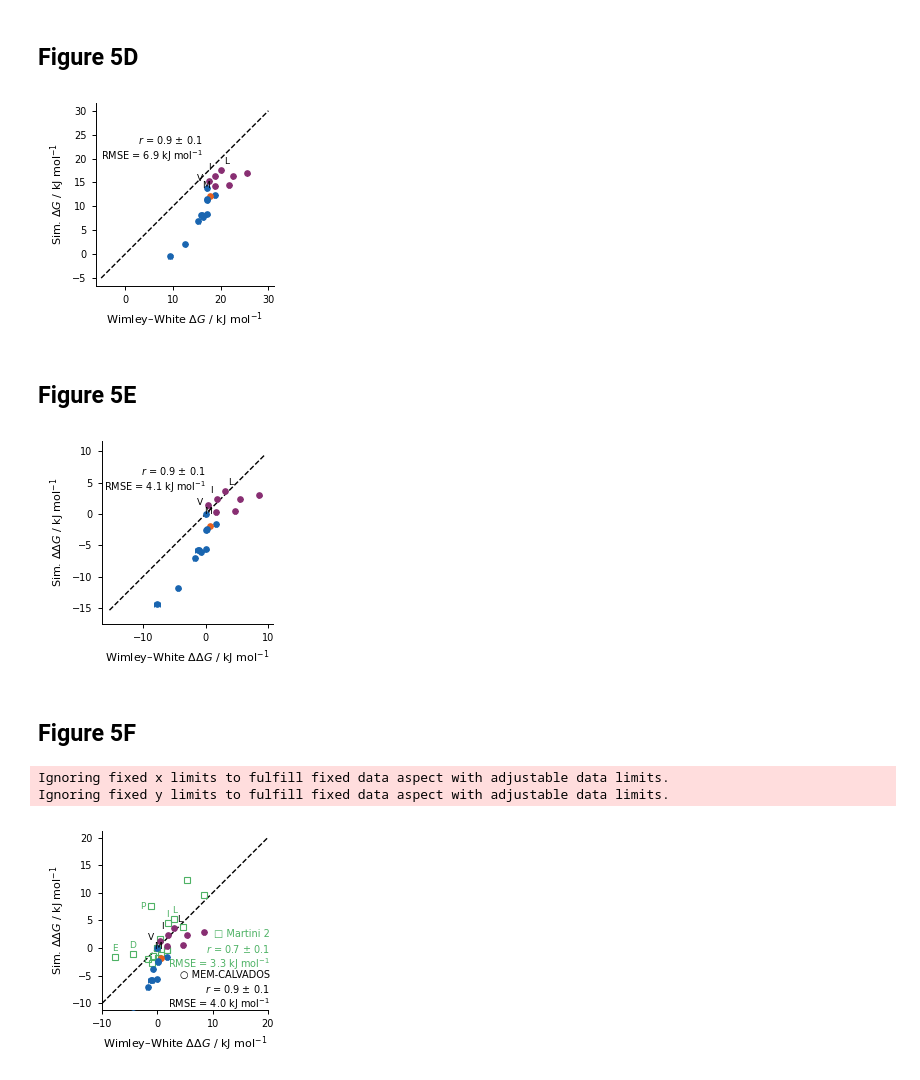
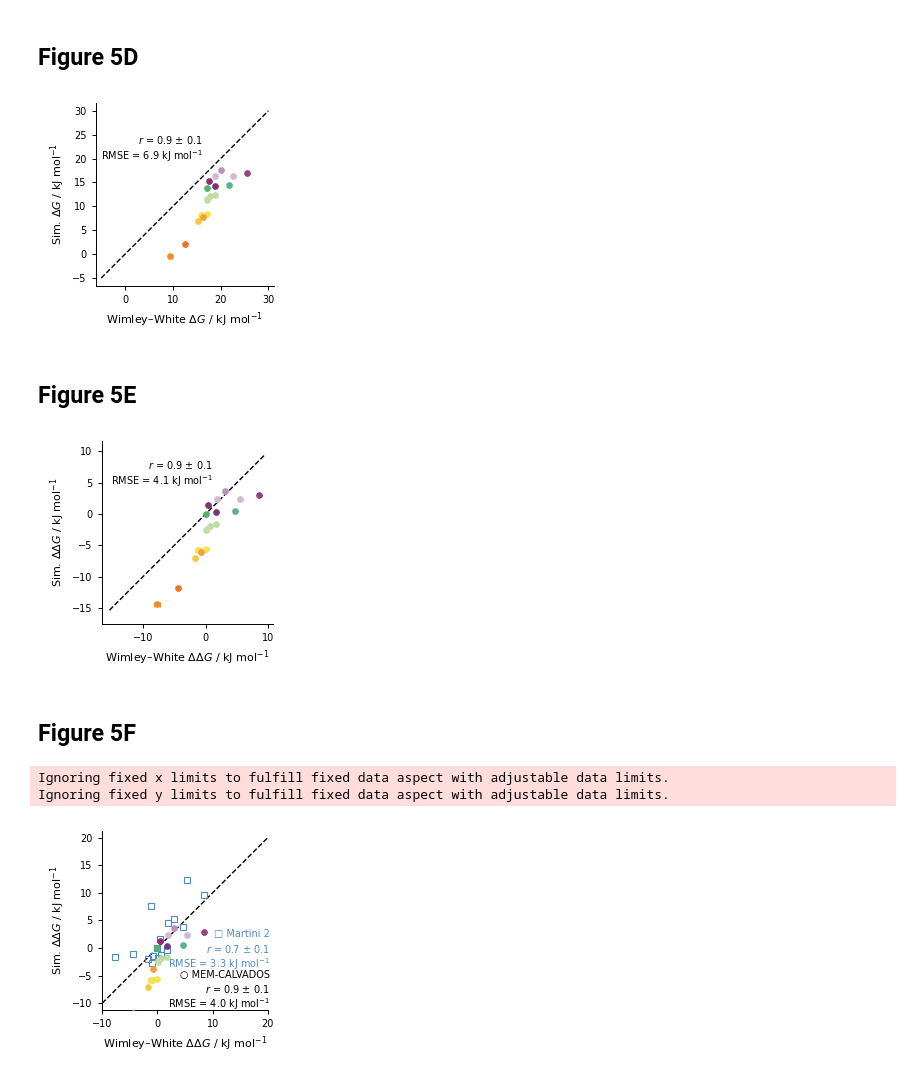
Before and after one commit to gitesei/_2026_MEM-CALVADOS, a Jupyter notebook: WLXLL.ipynb, the cells around one changed output. Saved outputs shown, nothing was run; the diff lists cells and outputs as text; code cells hidden in the pictures.

Commit message:
Update color code for v2 WLXLL

```diff
--- a/WLXLL.ipynb
+++ b/WLXLL.ipynb
@@ -687,8 +698,8 @@ aas = [a for a in aa_list if a in df_plot.index]
 x, y = df_plot.loc[aas, "ww_ddg"], df_plot.loc[aas, "sim_ddg"]
 xerr, yerr = df_plot.loc[aas, "ww_err"], df_plot.loc[aas, "sim_err"]
 
-label_aas = {"V", "I", "L", "M"}
-label_offsets = {"V": (-6, 2), "I": (-4, 6), "L": (4, 6), "M": (-6, 0)}
+label_aas = {"V", "I", "L", "M", "F", "W", "Y"}
+label_offsets = {"V": (-6, 2), "I": (-4, 6), "L": (4, 6), "M": (-6, 0), "F": (0, 6), "W": (0, 6), "Y": (-2.5, 6)}
 
 for aa in aas:
     c = aa_color(aa)
@@ -731,7 +742,7 @@ y = df_plot.loc[aas, "sim_dg"] - df_plot.loc[ref_aa, "sim_dg"]
 xerr = np.sqrt(df_plot.loc[aas, "ww_err"]**2 + df_plot.loc[ref_aa, "ww_err"]**2)
 yerr = df_plot.loc[aas, "sim_err"]
 
-label_aas = {"V", "I", "L", "M"}
+label_aas = {"P"}
 label_offsets = {"V": (-6, 2), "I": (-4, 6), "L": (4, 6), "M": (-6, 0)}
 
 for aa in aas:
@@ -748,7 +759,7 @@ martini_ddg = martini_ddg.reindex(aa_list).dropna()
 ox = df_plot.loc[martini_ddg.index, "ww_dg"] - df_plot.loc[ref_aa, "ww_dg"]
 oy = martini_ddg - martini_ddg.loc[ref_aa]
 o_color = rnb_colors["green1"]
-o_label_aas = {"L", "I", "P", "E", "D"}
+o_label_aas = {"P"}
 o_offsets = {"L": (0, 6), "I": (0, 6), "P": (-6, 0), "E": (0, 6), "D": (0, 6)}
 
 for aa in martini_ddg.index:
@@ -807,13 +818,13 @@ label_aas = {"V", "I", "L", "M"}
 label_offsets = {"V": (-6, 2), "I": (-4, 6), "L": (4, 6), "M": (-6, 0)}
 
 for aa in aas:
-    c = aa_color(aa)
+    c = aa_color_v2(aa)
     ax.errorbar(x.loc[aa], y.loc[aa], xerr=xerr.loc[aa], yerr=yerr.loc[aa],
                 fmt="o", ms=3.8, mec=c, mfc=c, ecolor=c, elinewidth=0.7, capsize=1.8, capthick=0.7, zorder=3)
-    if aa in label_aas:
-        dx, dy = label_offsets.get(aa, (0, 4))
-        ax.annotate(aa, (x.loc[aa], y.loc[aa]), xytext=(dx, dy), textcoords="offset points",
-                    ha="center", va="center", fontsize=6.5, zorder=4)
+    #if aa in label_aas:
+    #    dx, dy = label_offsets.get(aa, (0, 4))
+    #    ax.annotate(aa, (x.loc[aa], y.loc[aa]), xytext=(dx, dy), textcoords="offset points",
+    #                ha="center", va="center", fontsize=6.5, zorder=4)
 
 lin = np.linspace(-5, 30, 100)
 ax.plot(lin, lin, "k--", lw=1.0, zorder=1)
@@ -831,7 +842,7 @@ ax.spines["right"].set_visible(False)
 plt.tight_layout()
 plt.show()
 # %% [output]
-[figure, old version]
+[figure, new version]
 # %% [markdown]
 ## Figure 5E
 # %%
@@ -851,13 +862,13 @@ label_aas = {"V", "I", "L", "M"}
 label_offsets = {"V": (-6, 2), "I": (-4, 6), "L": (4, 6), "M": (-6, 0)}
 
 for aa in aas:
-    c = aa_color(aa)
+    c = aa_color_v2(aa)
     ax.errorbar(x.loc[aa], y.loc[aa], xerr=xerr.loc[aa], yerr=yerr.loc[aa],
                 fmt="o", ms=3.8, mec=c, mfc=c, ecolor=c, elinewidth=0.7, capsize=1.8, capthick=0.7, zorder=3)
-    if aa in label_aas:
-        dx, dy = label_offsets.get(aa, (0, 4))
-        ax.annotate(aa, (x.loc[aa], y.loc[aa]), xytext=(dx, dy), textcoords="offset points",
-                    ha="center", va="center", fontsize=6.5, zorder=4)
+    #if aa in label_aas:
+    #    dx, dy = label_offsets.get(aa, (0, 4))
+    #    ax.annotate(aa, (x.loc[aa], y.loc[aa]), xytext=(dx, dy), textcoords="offset points",
+    #                ha="center", va="center", fontsize=6.5, zorder=4)
 
 lin = np.linspace(min(x.min(), y.min()) - 1, max(x.max(), y.max()) + 1, 100)
 ax.plot(lin, lin, "k--", lw=1.0, zorder=1)
@@ -865,7 +876,7 @@ ax.set_aspect("equal", adjustable="datalim")
 
 pr, pr_err, rmse = compute_statistics(x.values, y.values)
 stats_str = f"$r$ = {pr:.1f} ± {pr_err:.1f}\nRMSE = {rmse:.1f} kJ mol$^{{-1}}$"
-ax.text(0.61, 0.87, stats_str, transform=ax.transAxes, ha="right", va="top", fontsize=7)
+ax.text(0.65, 0.9, stats_str, transform=ax.transAxes, ha="right", va="top", fontsize=7)
 
 ax.set_xlabel(r"Wimley–White $\Delta\Delta G$ / kJ mol$^{-1}$")
 ax.set_ylabel(r"Sim. $\Delta\Delta G$ / kJ mol$^{-1}$")
@@ -875,7 +886,7 @@ ax.spines["right"].set_visible(False)
 plt.tight_layout()
 plt.show()
 # %% [output]
-[figure, old version]
+[figure, new version]
 # %% [markdown]
 ## Figure 5F
 # %%
@@ -895,59 +906,59 @@ label_aas = {"V", "I", "L", "M"}
 label_offsets = {"V": (-6, 2), "I": (-4, 6), "L": (4, 6), "M": (-6, 0)}
 
 for aa in aas:
-    c = aa_color(aa)
+    c = aa_color_v2(aa)
     ax.errorbar(x.loc[aa], y.loc[aa], xerr=xerr.loc[aa], yerr=yerr.loc[aa],
                 fmt="o", ms=3.8, mec=c, mfc=c, ecolor=c, elinewidth=0.7, capsize=1.8, capthick=0.7, zorder=3)
-    if aa in label_aas:
-        dx, dy = label_offsets.get(aa, (0, 4))
-        ax.annotate(aa, (x.loc[aa], y.loc[aa]), xytext=(dx, dy), textcoords="offset points",
-                    ha="center", va="center", fontsize=6.5, zorder=4)
+    #if aa in label_aas:
+    #    dx, dy = label_offsets.get(aa, (0, 4))
+    #    ax.annotate(aa, (x.loc[aa], y.loc[aa]), xytext=(dx, dy), textcoords="offset points",
+    #                ha="center", va="center", fontsize=6.5, zorder=4)
 
 martini_ddg = pd.Series(martini_ddg_dict)
 martini_ddg = martini_ddg.reindex(aa_list).dropna()
 ox = df_plot.loc[martini_ddg.index, "ww_dg"] - df_plot.loc[ref_aa, "ww_dg"]
 oy = martini_ddg - martini_ddg.loc[ref_aa]
-o_color = rnb_colors["green1"]
-o_label_aas = {"L", "I", "P", "E", "D"}
-o_offsets = {"L": (0, 6), "I": (0, 6), "P": (-6, 0), "E": (0, 6), "D": (0, 6)}
+o_color = rnb_colors["blue2"]
+#o_label_aas = {"L", "I", "P", "E", "D"}
+#o_offsets = {"L": (0, 6), "I": (0, 6), "P": (-6, 0), "E": (0, 6), "D": (0, 6)}
 
 for aa in martini_ddg.index:
     ax.plot(ox.loc[aa], oy.loc[aa], marker="s", ms=4, mfc="none", mec=o_color, mew=0.8, ls="none", zorder=2)
-    if aa in o_label_aas:
-        dx, dy = o_offsets.get(aa, (0, 4))
-        ax.annotate(aa, (ox.loc[aa], oy.loc[aa]), xytext=(dx, dy), textcoords="offset points",
-                    ha="center", va="center", fontsize=6.5, zorder=4, color=o_color)
+    #if aa in o_label_aas:
+    #    dx, dy = o_offsets.get(aa, (0, 4))
+    #    ax.annotate(aa, (ox.loc[aa], oy.loc[aa]), xytext=(dx, dy), textcoords="offset points",
+    #                ha="center", va="center", fontsize=6.5, zorder=4, color=o_color)
 
 lin = np.linspace(-10, 27, 100)
 ax.plot(lin, lin, "k--", lw=1.0, zorder=1)
 ax.set_xlim(-10, 20)
 ax.set_ylim(-10, 20)
 ax.set_aspect("equal", adjustable="datalim")
 
 pr, pr_err, rmse = compute_statistics(x.values, y.values)
 pr_o, pr_err_o, rmse_o = compute_statistics(ox.values, oy.values)
 
 text_entries = [
     ("\u25a1 Martini 2", o_color),
     (f"$r$ = {pr_o:.1f} ± {pr_err_o:.1f}", o_color),
     (f"RMSE = {rmse_o:.1f} kJ mol$^{{-1}}$", o_color),
     ("\u25cb MEM-CALVADOS", "black"),
     (f"$r$ = {pr:.1f} ± {pr_err:.1f}", "black"),
     (f"RMSE = {rmse:.1f} kJ mol$^{{-1}}$", "black")
 ]
 
 x_pos, y_pos, line_height = 1.01, 0.45, 0.075
 for i, (line_str, color) in enumerate(text_entries):
     ax.text(x_pos, y_pos - i * line_height, line_str, transform=ax.transAxes, ha="right", va="top", fontsize=7, color=color)
 
 ax.set_xlabel(r"Wimley–White $\Delta\Delta G$ / kJ mol$^{-1}$")
 ax.set_ylabel(r"Sim. $\Delta\Delta G$ / kJ mol$^{-1}$")
 ax.spines["top"].set_visible(False)
 ax.spines["right"].set_visible(False)
 
 plt.tight_layout()
 plt.show()
 # %% [output]
 Ignoring fixed x limits to fulfill fixed data aspect with adjustable data limits.
 Ignoring fixed y limits to fulfill fixed data aspect with adjustable data limits.
-[figure, old version]
+[figure, new version]
```
Also changed, not shown: parts of 7 cells of this notebook.
